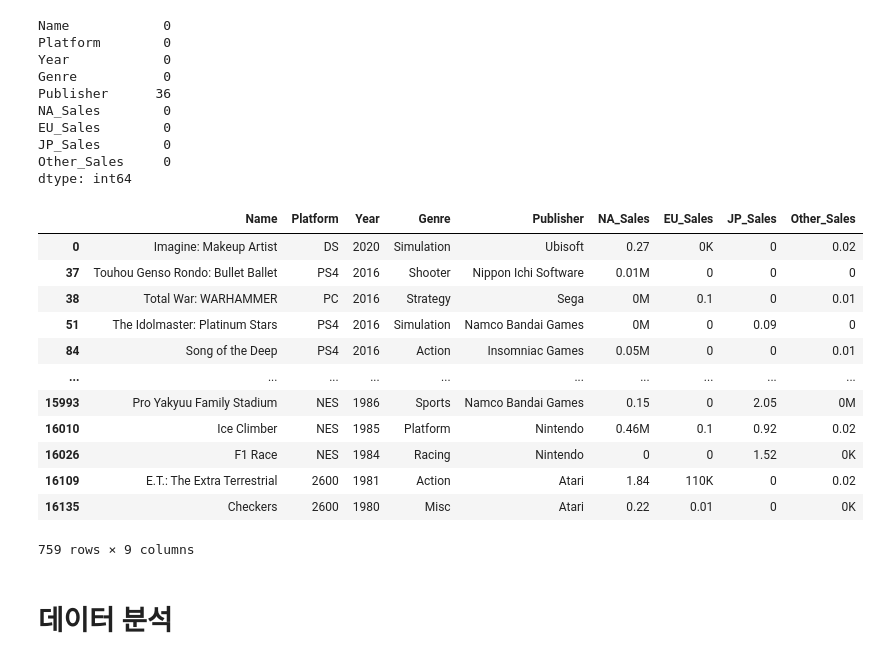
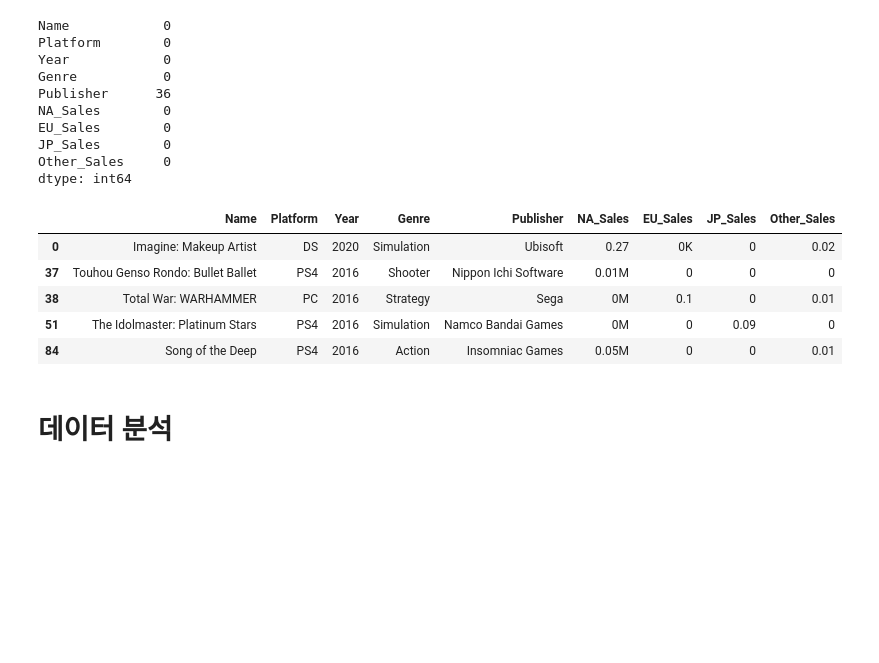
Before and after one commit to sseyonafre/Project, a Jupyter notebook: sprint1/AI_14_고세희_Section1.ipynb, the cells around one changed output. Drawn from its saved outputs; the diff is of its cells as text; code cells hidden in the pictures; blank space fills up the shorter version.

```diff
--- a/sprint1/AI_14_고세희_Section1.ipynb
+++ b/sprint1/AI_14_고세희_Section1.ipynb
@@ -198,26 +198,19 @@ df.reset_index(drop=True,inplace=True)
 # %%
 import re
 
 def has_errors(inputString):
   return bool(re.search('[a-zA-Z]+', inputString))
 
 error_condition = df.NA_Sales.apply(has_errors)|df.EU_Sales.apply(has_errors)|df.JP_Sales.apply(has_errors)|df.Other_Sales.apply(has_errors)
 error= df[error_condition]
-error
+error.head()
 # %% [output]
 |  | Name | Platform | Year | Genre | Publisher | NA_Sales | EU_Sales | JP_Sales | Other_Sales |
 | 0 | Imagine: Makeup Artist | DS | 2020 | Simulation | Ubisoft | 0.27 | 0K | 0 | 0.02 |
 | 37 | Touhou Genso Rondo: Bullet Ballet | PS4 | 2016 | Shooter | Nippon Ichi Software | 0.01M | 0 | 0 | 0 |
 | 38 | Total War: WARHAMMER | PC | 2016 | Strategy | Sega | 0M | 0.1 | 0 | 0.01 |
 | 51 | The Idolmaster: Platinum Stars | PS4 | 2016 | Simulation | Namco Bandai Games | 0M | 0 | 0.09 | 0 |
 | 84 | Song of the Deep | PS4 | 2016 | Action | Insomniac Games | 0.05M | 0 | 0 | 0.01 |
-| ... | ... | ... | ... | ... | ... | ... | ... | ... | ... |
-| 15993 | Pro Yakyuu Family Stadium | NES | 1986 | Sports | Namco Bandai Games | 0.15 | 0 | 2.05 | 0M |
-| 16010 | Ice Climber | NES | 1985 | Platform | Nintendo | 0.46M | 0.1 | 0.92 | 0.02 |
-| 16026 | F1 Race | NES | 1984 | Racing | Nintendo | 0 | 0 | 1.52 | 0K |
-| 16109 | E.T.: The Extra Terrestrial | 2600 | 1981 | Action | Atari | 1.84 | 110K | 0 | 0.02 |
-| 16135 | Checkers | 2600 | 1980 | Misc | Atari | 0.22 | 0.01 | 0 | 0K |
-759 rows × 9 columns
 # %%
 #출고량에 'K'나 'M'등 문자로 이루어진 데이터 변환해줌.
 #'M'은 원래 단위와 같으니 지워주고
```
Also changed, not shown: parts of 2 cells of this notebook.
